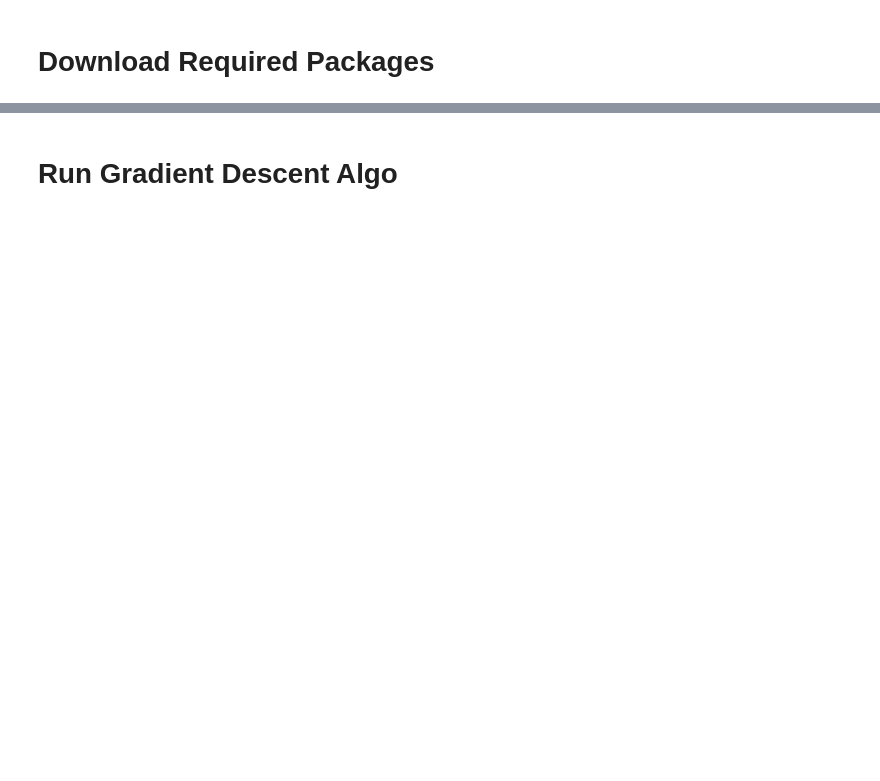
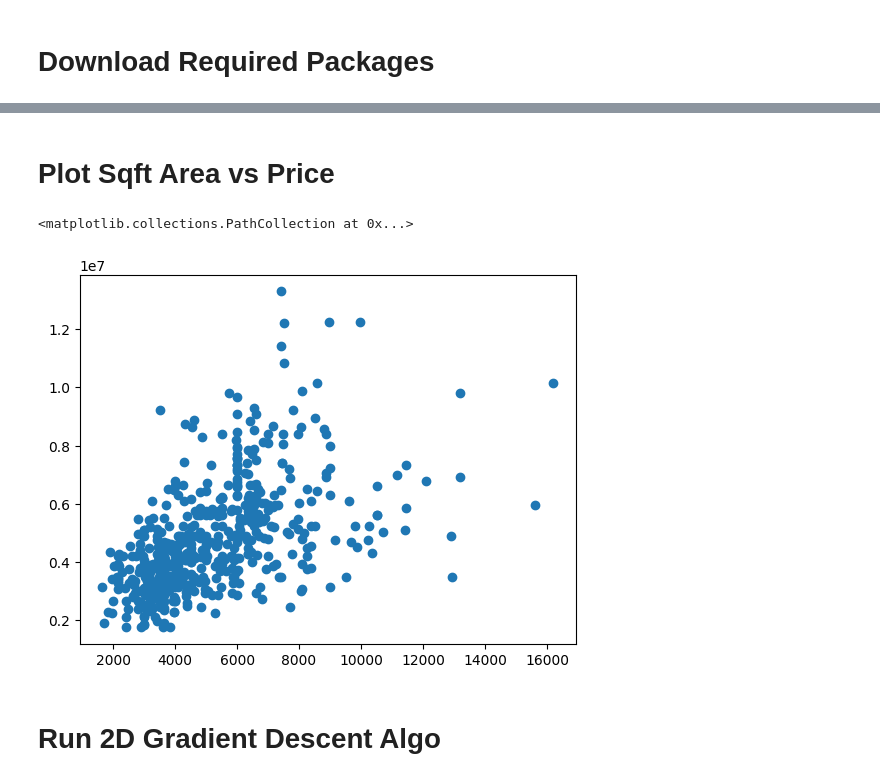
Before and after one commit to tugonbob/Stanford-CS229-Andrew-Ng, a Jupyter notebook: gradientDescent.ipynb, the cells around one changed output, grey strips where cells are left out. Drawn from its saved outputs; the diff is of its cells as text; code cells hidden in the pictures; blank space fills up the shorter version.

```diff
--- a/gradientDescent.ipynb
+++ b/gradientDescent.ipynb
@@ -20,0 +13,4 @@ plt.plot(X, Y, 'o')
+# %%
+data = np.genfromtxt('./Housing.csv', delimiter=',', dtype='int', encoding='utf-8')
+data = np.delete(data, 0, 0)
+print(data)
@@ -21,2 +25,9 @@ plt.plot(X, Y, 'o')
+# %% [markdown]
+# Plot Sqft Area vs Price
+# %%
+plt.scatter(data[:, 1], data[:, 0])
+# %% [output]
+<matplotlib.collections.PathCollection at 0x...>
+[figure, added]
 # %% [markdown]
-# Run Gradient Descent Algo
+# Run 2D Gradient Descent Algo
```
Also changed, not shown: parts of 8 cells of this notebook.
